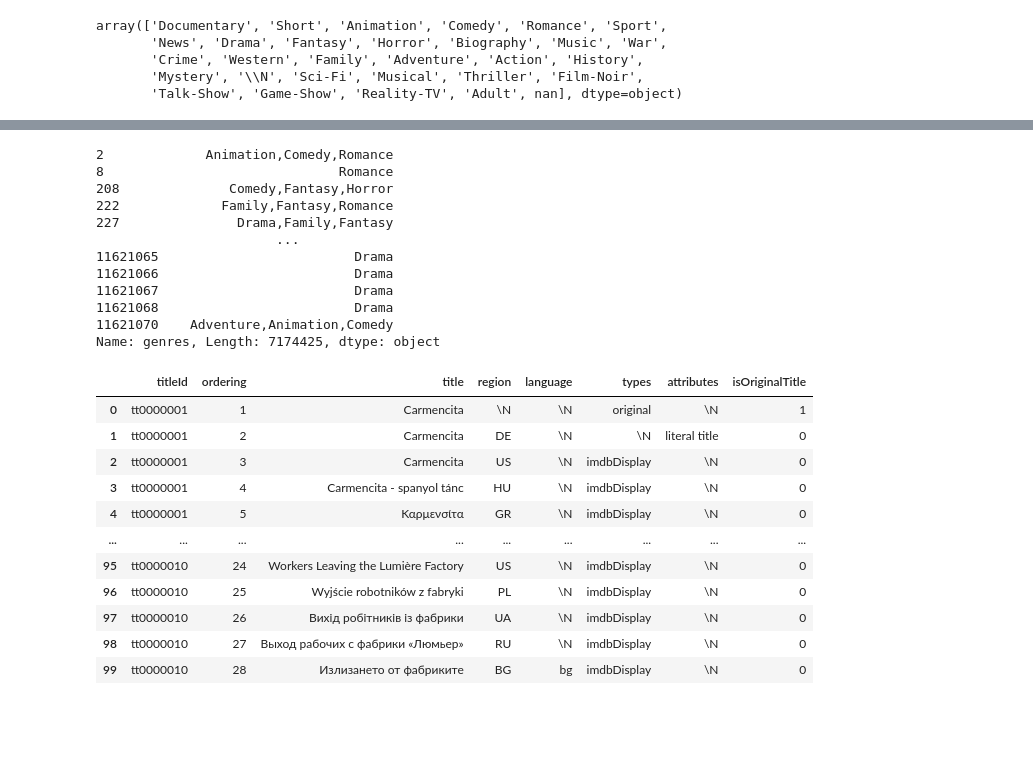
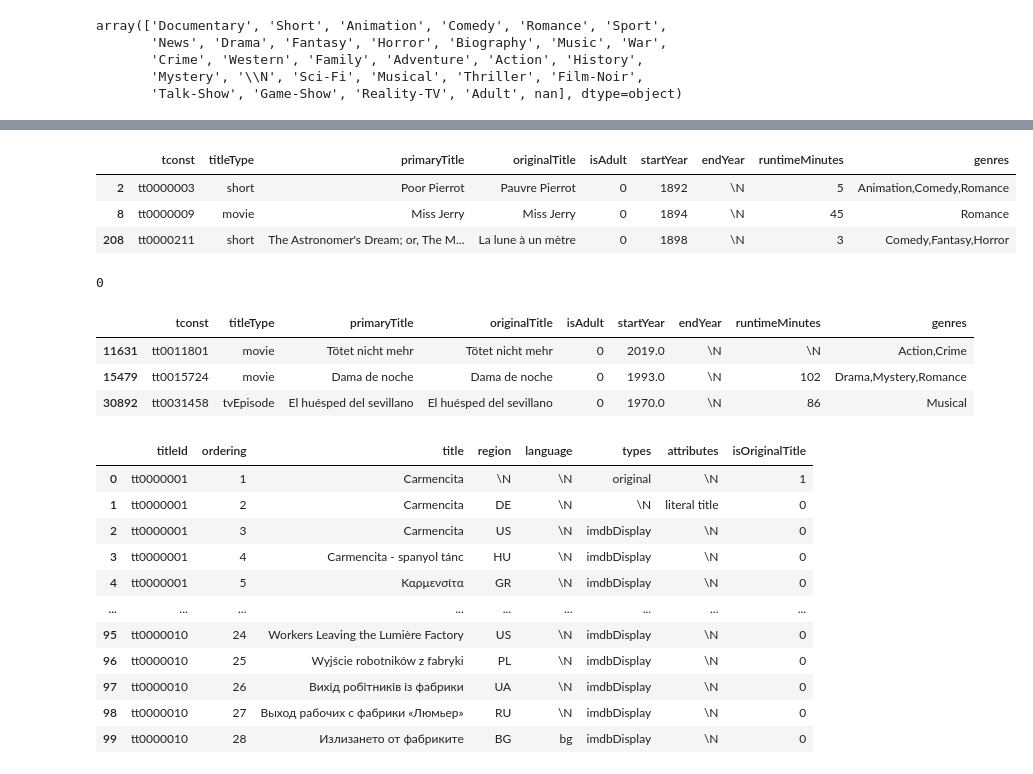
Before and after one commit to Idumii/WildCodeSchool-Projet2, a Jupyter notebook: base.ipynb, the cells around one changed output, grey strips where cells are left out. Drawn from its saved outputs; the diff is of its cells as text; code cells hidden in the pictures; blank space fills up the shorter version.

```diff
--- a/base.ipynb
+++ b/base.ipynb
@@ -56,35 +64,39 @@ df_title_basics_copy = df_title_basics.copy()
 # %%
 # Remlpacer nan et \\N par "Unknown"
 
 df_title_basics_copy["genres"] = df_title_basics_copy["genres"].str.replace("\\N", "Unknown", regex=False)
 df_title_basics_copy["genres"] = df_title_basics_copy["genres"].fillna("Unknown")
 
 
 # Genre non gardé : Documentary / Short / News / Talk-show / Game-Show / Reality-TV / Adult
 # On les enlève de la liste des genres
 list_genre_to_drop = ["Documentary", "Short", "News", "Talk-show", "Game-Show", "Reality-TV", "Adult"]
 
 regex_pattern = '|'.join(map(lambda x: f'({x})', list_genre_to_drop))
 
 df_title_basics_copy = df_title_basics_copy[~df_title_basics_copy['genres'].str.contains(regex_pattern, regex=True)]
 
 
-test = df_title_basics_copy.loc[df_title_basics["genres"].str.contains('Documentary', na=False), ["tconst", "primaryTitle" ,"genres"]]
-
-print(df_title_basics_copy['genres'])
+display(df_title_basics_copy.head(3))
 # %% [output]
-2             Animation,Comedy,Romance
-8                              Romance
-208              Comedy,Fantasy,Horror
-222             Family,Fantasy,Romance
-227               Drama,Family,Fantasy
-                       ...
-11621065                         Drama
-11621066                         Drama
-11621067                         Drama
-11621068                         Drama
-11621070    Adventure,Animation,Comedy
-Name: genres, Length: 7174425, dtype: object
+|  | tconst | titleType | primaryTitle | originalTitle | isAdult | startYear | endYear | runtimeMinutes | genres |
+| 2 | tt0000003 | short | Poor Pierrot | Pauvre Pierrot | 0 | 1892 | \N | 5 | Animation,Comedy,Romance |
+| 8 | tt0000009 | movie | Miss Jerry | Miss Jerry | 0 | 1894 | \N | 45 | Romance |
+| 208 | tt0000211 | short | The Astronomer's Dream; or, The M... | La lune à un mètre | 0 | 1898 | \N | 3 | Comedy,Fantasy,Horror |
+# %%
+# On enlève les films sortis avant 1970
+df_title_basics_copy['startYear'] = pd.to_numeric(df_title_basics_copy['startYear'], errors='coerce')
+df_title_basics_copy = df_title_basics_copy[df_title_basics_copy['startYear'] >= 1970]
+
+
+print((df_title_basics_copy['startYear'].isna()).sum())
+display(df_title_basics_copy.head(3))
+# %% [output]
+0
+|  | tconst | titleType | primaryTitle | originalTitle | isAdult | startYear | endYear | runtimeMinutes | genres |
+| 11631 | tt0011801 | movie | Tötet nicht mehr | Tötet nicht mehr | 0 | 2019.0 | \N | \N | Action,Crime |
+| 15479 | tt0015724 | movie | Dama de noche | Dama de noche | 0 | 1993.0 | \N | 102 | Drama,Mystery,Romance |
+| 30892 | tt0031458 | tvEpisode | El huésped del sevillano | El huésped del sevillano | 0 | 1970.0 | \N | 86 | Musical |
 # %%
 df_title_akas = pd.read_csv(link_title_akas, sep="\t", chunksize=1000, low_memory=False)
 df_title_akas.get_chunk(100)
```
Also changed, not shown: parts of 4 cells of this notebook.
